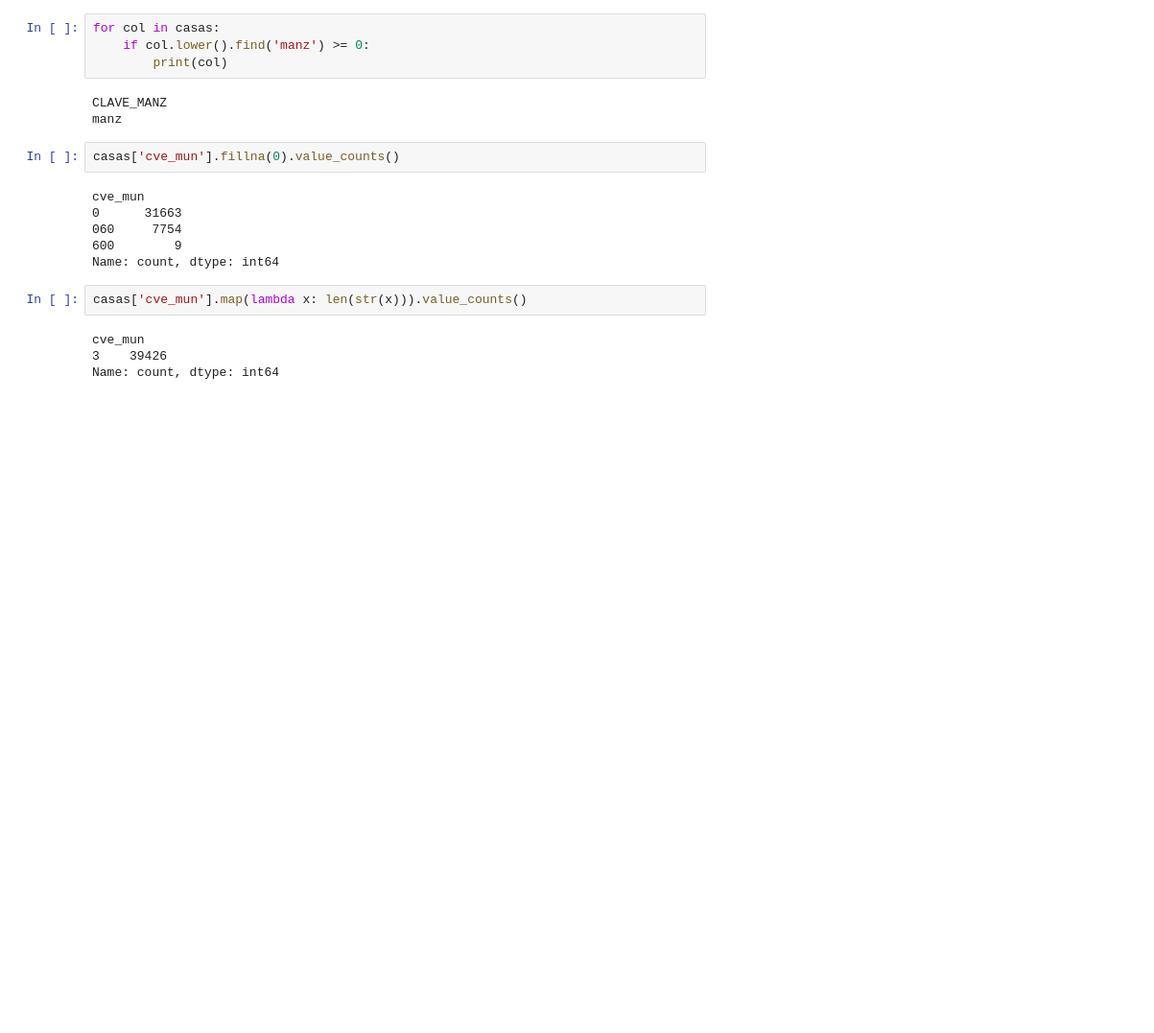
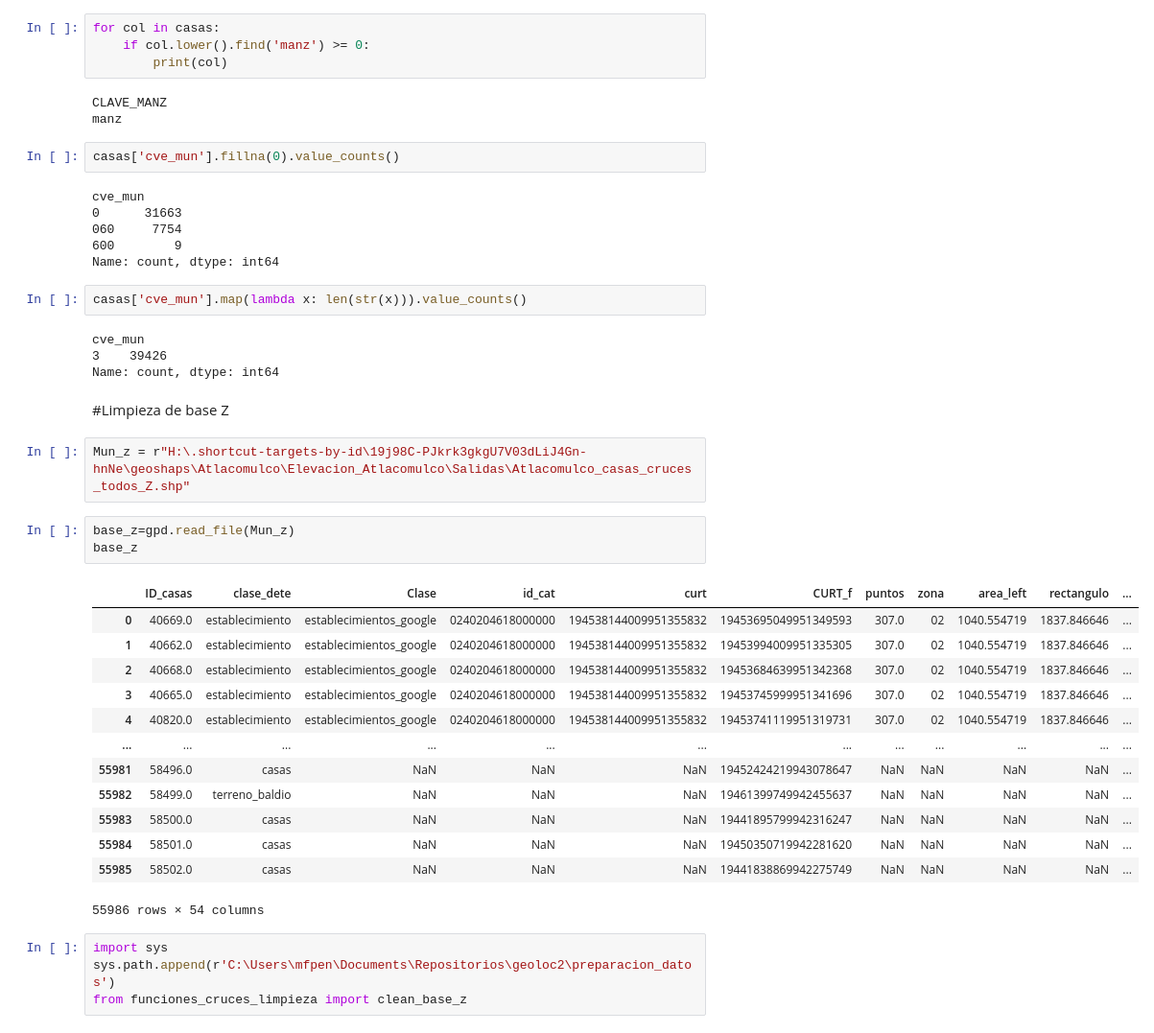
Before and after one commit to DiosLara/Newst_codes, a Jupyter notebook: preparacion_datos/Limpieza_bases.ipynb, the cells around one changed output. Shown at 96% size. Cells and saved outputs as stored; diff of their text form; blank space fills up the shorter version.

```diff
--- a/preparacion_datos/Limpieza_bases.ipynb
+++ b/preparacion_datos/Limpieza_bases.ipynb
@@ -248,3 +248,28 @@ casas['cve_mun'].map(lambda x: len(str(x))).value_counts()
 cve_mun
 3    39426
 Name: count, dtype: int64
+# %% [markdown]
+#Limpieza de base Z
+# %%
+Mun_z = r"H:\.shortcut-targets-by-id\19j98C-PJkrk3gkgU7V03dLiJ4Gn-hnNe\geoshaps\Atlacomulco\Elevacion_Atlacomulco\Salidas\Atlacomulco_casas_cruces_todos_Z.shp"
+# %%
+base_z=gpd.read_file(Mun_z)
+base_z
+# %% [output]
+|  | ID_casas | clase_dete | Clase | id_cat | curt | CURT_f | puntos | zona | area_left | rectangulo | ... |
+| 0 | 40669.0 | establecimiento | establecimientos_google | 0240204618000000 | 194538144009951355832 | 19453695049951349593 | 307.0 | 02 | 1040.554719 | 1837.846646 | ... |
+| 1 | 40662.0 | establecimiento | establecimientos_google | 0240204618000000 | 194538144009951355832 | 19453994009951335305 | 307.0 | 02 | 1040.554719 | 1837.846646 | ... |
+| 2 | 40668.0 | establecimiento | establecimientos_google | 0240204618000000 | 194538144009951355832 | 19453684639951342368 | 307.0 | 02 | 1040.554719 | 1837.846646 | ... |
+| 3 | 40665.0 | establecimiento | establecimientos_google | 0240204618000000 | 194538144009951355832 | 19453745999951341696 | 307.0 | 02 | 1040.554719 | 1837.846646 | ... |
+| 4 | 40820.0 | establecimiento | establecimientos_google | 0240204618000000 | 194538144009951355832 | 19453741119951319731 | 307.0 | 02 | 1040.554719 | 1837.846646 | ... |
+| ... | ... | ... | ... | ... | ... | ... | ... | ... | ... | ... | ... |
+| 55981 | 58496.0 | casas | NaN | NaN | NaN | 19452424219943078647 | NaN | NaN | NaN | NaN | ... |
+| 55982 | 58499.0 | terreno_baldio | NaN | NaN | NaN | 19461399749942455637 | NaN | NaN | NaN | NaN | ... |
+| 55983 | 58500.0 | casas | NaN | NaN | NaN | 19441895799942316247 | NaN | NaN | NaN | NaN | ... |
+| 55984 | 58501.0 | casas | NaN | NaN | NaN | 19450350719942281620 | NaN | NaN | NaN | NaN | ... |
+| 55985 | 58502.0 | casas | NaN | NaN | NaN | 19441838869942275749 | NaN | NaN | NaN | NaN | ... |
+55986 rows × 54 columns
+# %%
+import sys
+sys.path.append(r'C:\Users\mfpen\Documents\Repositorios\geoloc2\preparacion_datos')
+from funciones_cruces_limpieza import clean_base_z
```
Also changed, not shown: parts of 2 cells of this notebook, 1 other file.
